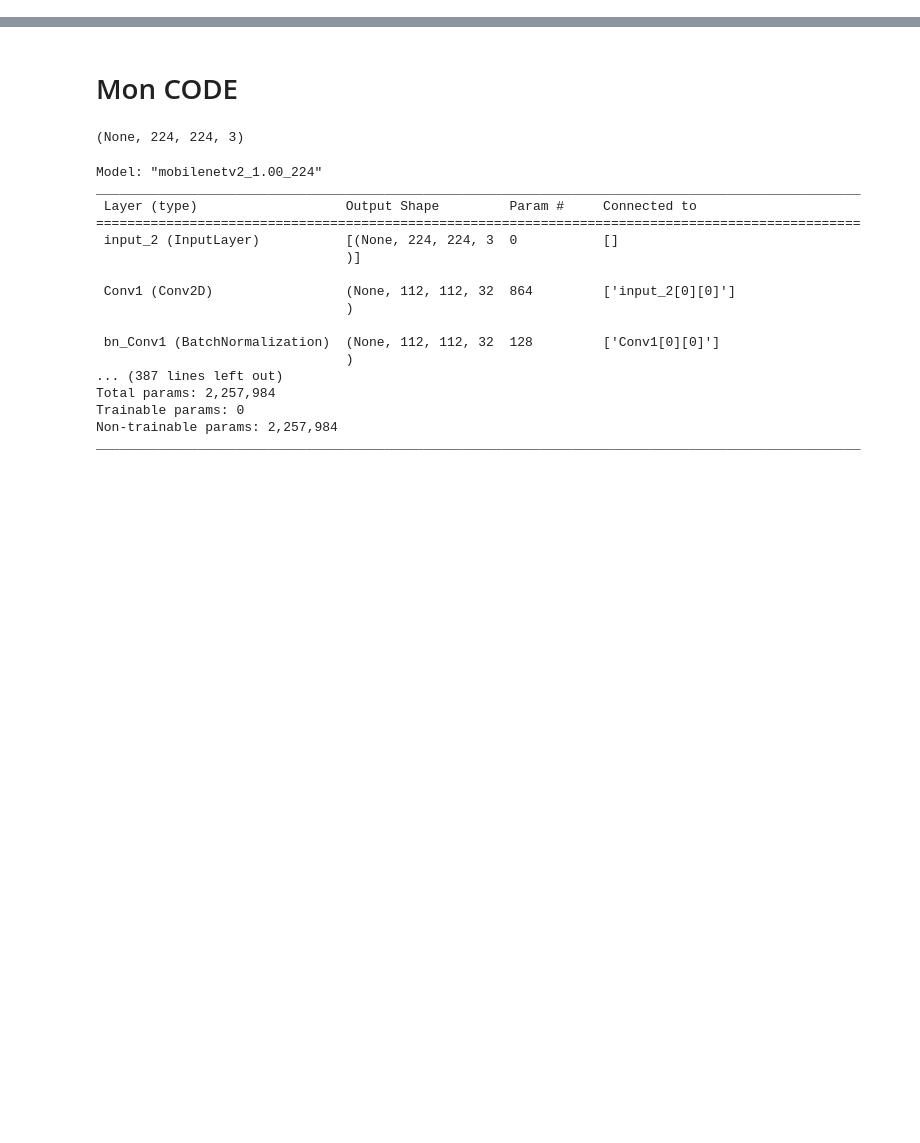
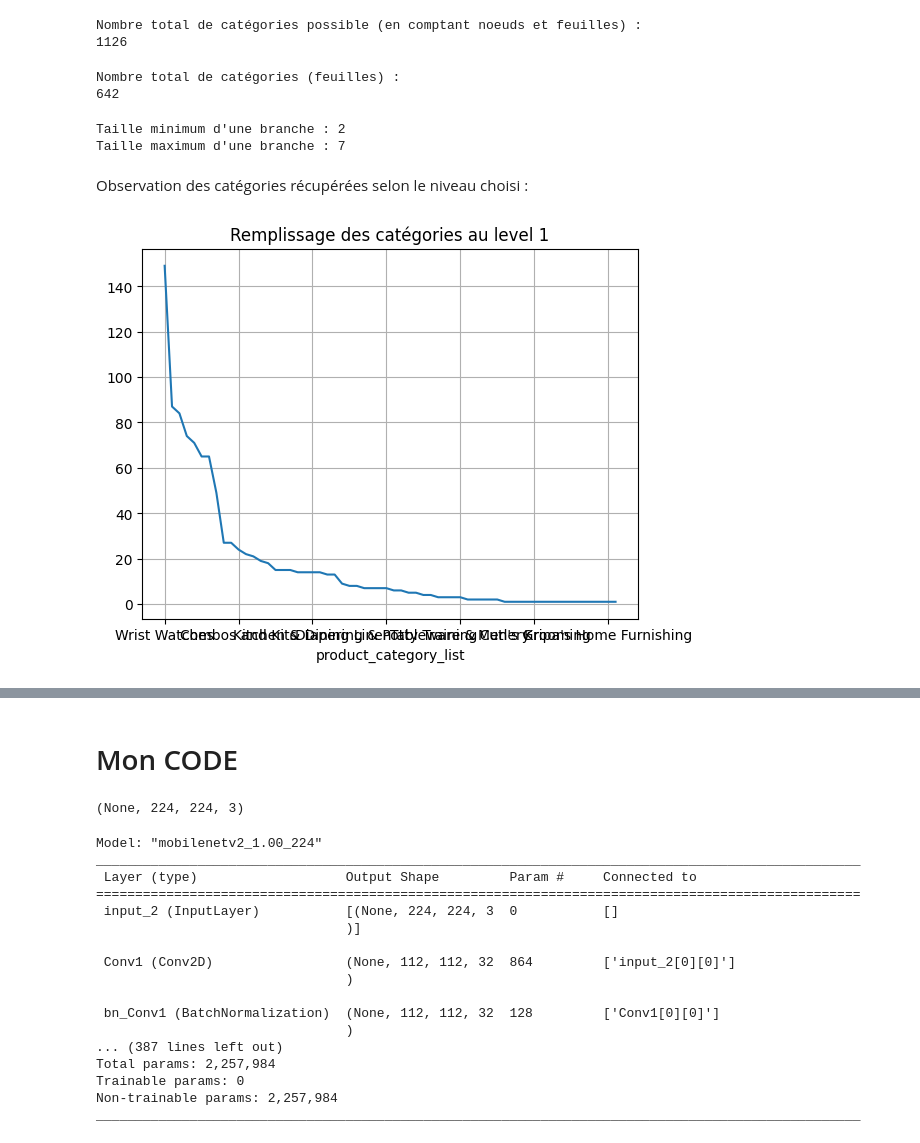
Before and after one commit to CeVague/Projet_6-Classifiez-biens-de-consommation, a Jupyter notebook: Vachaudez_Cedric_2_notebook_classification_052023.ipynb, the cells around one changed output, grey strips where cells are left out. Cells and saved outputs as stored; diff of their text form; code cells hidden in the pictures; blank space fills up the shorter version.

```diff
--- a/Vachaudez_Cedric_2_notebook_classification_052023.ipynb
+++ b/Vachaudez_Cedric_2_notebook_classification_052023.ipynb
@@ -34,9 +54,12 @@ data = pd.read_csv(path_csv)
 # %%
-# Récupère le noeud à la profondeur level
+# Récupère le noeud à la profondeur "level"
 # (ou la feuille si level va trop profond)
+# (ou la racine si level remonte trop)
 def get_from_tree(tree, level):
-    if len(tree) > level:
+    if len(tree) > level and len(tree) >= -level:
         return tree[level]
+    elif len(tree) < -level:
+        return tree[0]
     else:
         return tree[-1]
 # %%
@@ -72,0 +67,21 @@ nb_min_elements = 2
+# %%
+print("Nombre total de catégories possible (en comptant noeuds et feuilles) :")
+print(len(data['product_category_list'].explode().unique()))
+# %% [output]
+Nombre total de catégories possible (en comptant noeuds et feuilles) :
+1126
+# %%
+print("Nombre total de catégories (feuilles) :")
+print(len(data['product_category_tree'].unique()))
+# %% [output]
+Nombre total de catégories (feuilles) :
+642
+# %%
+tmp = data['product_category_list'].str.len()
+print("Taille minimum d'une branche :", tmp.min())
+print("Taille maximum d'une branche :", tmp.max())
+# %% [output]
+Taille minimum d'une branche : 2
+Taille maximum d'une branche : 7
+# %% [markdown]
+Observation des catégories récupérées selon le niveau choisi :
@@ -72,0 +90,5 @@ nb_min_elements = 2
+# %%
+tmp = data['product_category_list'].apply(lambda tree : get_from_tree(tree, level))
+ax = tmp.value_counts().plot(grid=True, title="Remplissage des catégories au level "+str(level))
+# %% [output]
+[figure, added]
```
Also changed, not shown: parts of 111 cells of this notebook, 1 other file.
